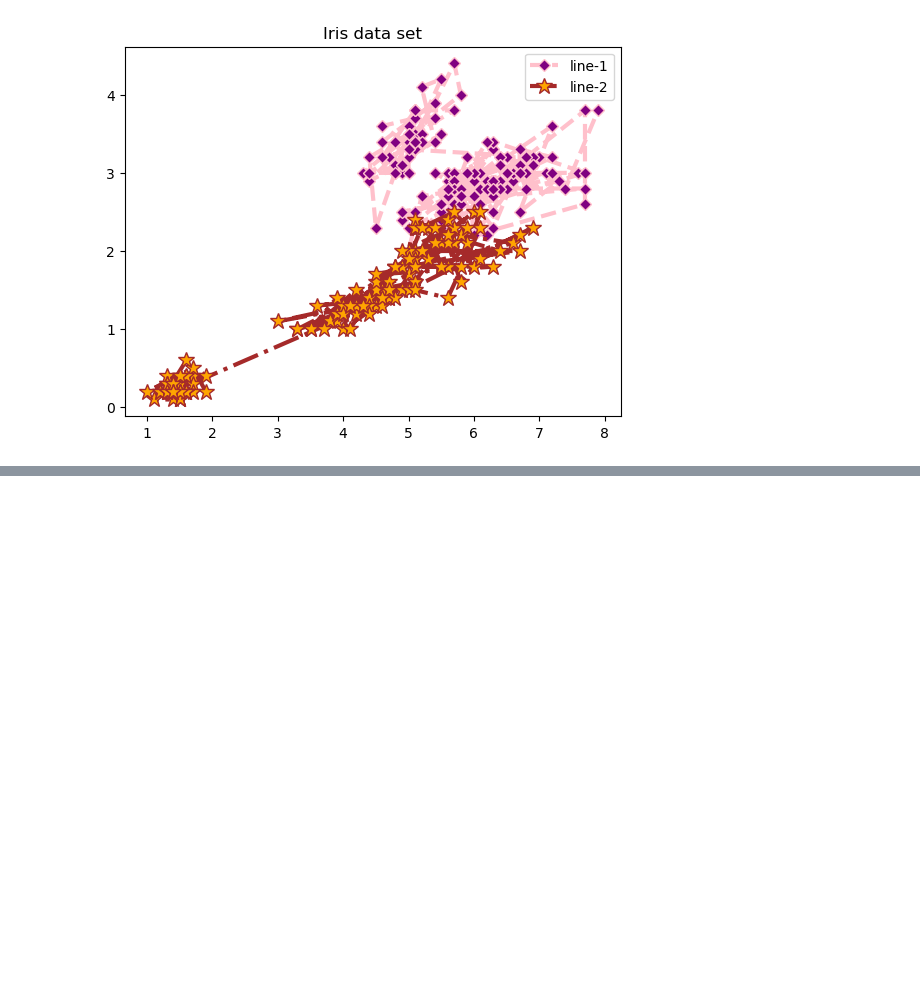
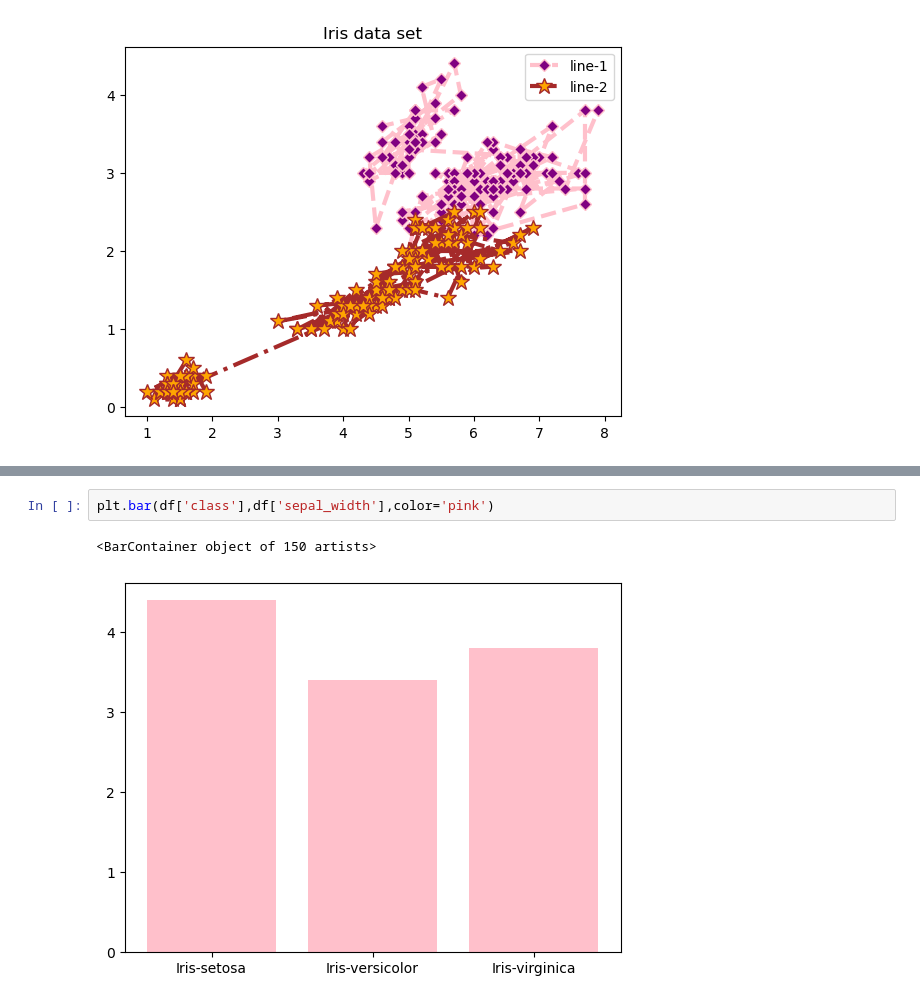
Before and after one commit to jananimdev-22/Data-Visualisation, a Jupyter notebook: iris_dv.ipynb, the cells around one changed output, grey strips where cells are left out. Drawn from its saved outputs; the diff is of its cells as text; blank space fills up the shorter version.

```diff
--- a/iris_dv.ipynb
+++ b/iris_dv.ipynb
@@ -147,0 +209,5 @@ plt.show()
+# %%
+plt.bar(df['class'],df['sepal_width'],color='pink')
+# %% [output]
+<BarContainer object of 150 artists>
+[figure, added]
```
Also changed, not shown: parts of 6 cells of this notebook, 6 other files.
